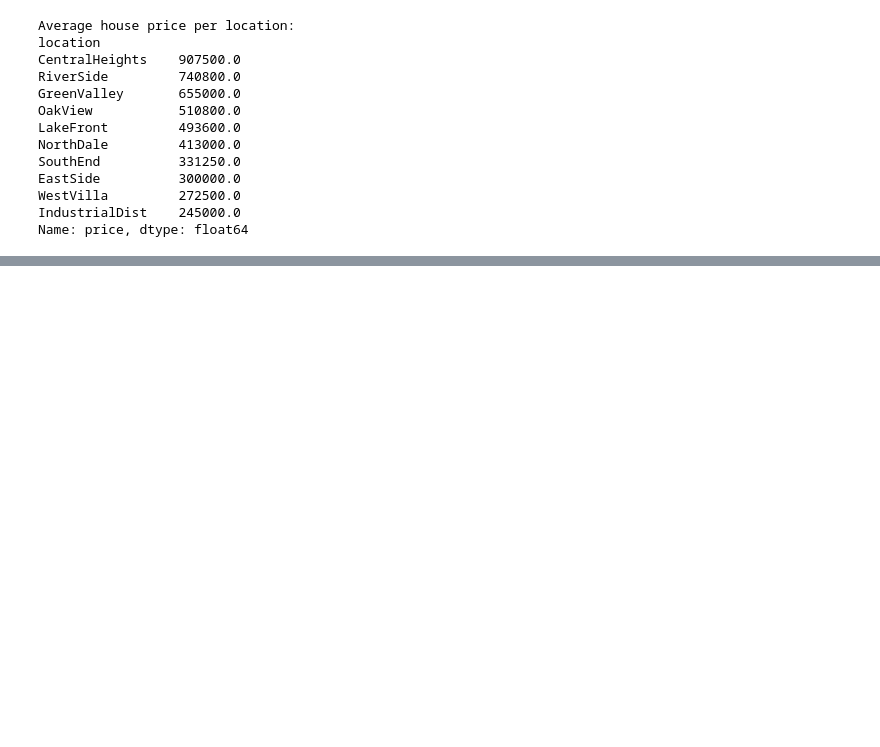
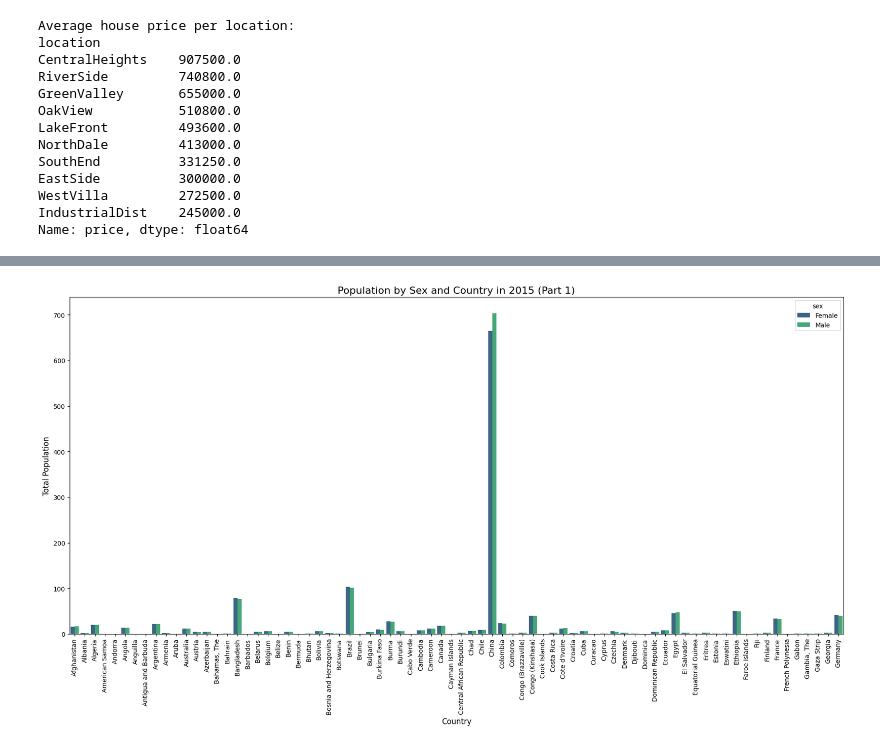
Before and after one commit to joel224/test2, a Jupyter notebook: Untitled2.ipynb, the cells around one changed output, grey strips where cells are left out. Drawn from its saved outputs; the diff is of its cells as text; code cells hidden in the pictures; blank space fills up the shorter version.

```diff
--- a/Untitled2.ipynb
+++ b/Untitled2.ipynb
@@ -282,0 +493,81 @@ Name: price, dtype: float64
+# %%
+from google.cloud import bigquery
+import pandas as pd
+import matplotlib.pyplot as plt
+import seaborn as sns
+import numpy as np # Import numpy
+
+# This code assumes that the google-cloud-bigquery, pandas, and matplotlib/seaborn libraries
+# are installed, and that your environment is already authenticated to Google Cloud.
+
+# --- Define Project, Dataset, and Table ---
+project_id = 'gen-lang-client-0072793491'
+client = bigquery.Client(project=project_id)
+table_id = 'bigquery-public-data.census_bureau_international.midyear_population_agespecific'
+
+print("--- Querying BigQuery for population data by country, year, and sex ---")
+
+# Define the year for the bar chart
+target_year = 2015
+
+# Write a SQL query to get the population data by country, year, and sex for the target year
+sql_query = f"""
+    SELECT
+      country_name,
+      year,
+      sex,
+      SUM(population) AS total_population
+    FROM
+      `{table_id}`
+    WHERE year = {target_year}
+    GROUP BY
+      country_name, year, sex
+    ORDER BY
+      country_name, sex
+"""
+
+# Run the query and load the data into a DataFrame
+population_by_sex_df = client.query(sql_query).to_dataframe()
+
+# --- Visualize Population by Sex and Country for the target year ---
+if not population_by_sex_df.empty:
+    # Get the unique list of countries and split them into chunks
+    countries = population_by_sex_df['country_name'].unique()
+    num_countries = len(countries)
+    # Determine the number of plots (adjust as needed, here splitting into 3)
+    num_plots = 3
+    countries_per_plot = int(np.ceil(num_countries / num_plots))
+    country_chunks = [countries[i:i + countries_per_plot] for i in range(0, num_countries, countries_per_plot)]
+
+    for i, chunk in enumerate(country_chunks):
+        chunk_df = population_by_sex_df[population_by_sex_df['country_name'].isin(chunk)].copy()
+
+        plt.figure(figsize=(18, 10)) # Increased figure size
+
+        # Create a grouped bar chart using seaborn for the current chunk
+        sns.barplot(
+            data=chunk_df,
+            x='country_name',
+            y='total_population',
+            hue='sex',  # Separate bars by sex
+            palette='viridis' # Use a color palette
+        )
+
+        # Add a title and labels for clarity
+        plt.title(f'Population by Sex and Country in {target_year} (Part {i+1})', fontsize=16)
+        plt.xlabel('Country', fontsize=12)
+        plt.ylabel('Total Population', fontsize=12)
+        plt.xticks(rotation=90) # Rotate x-axis labels for readability
+        plt.ticklabel_format(style='plain', axis='y')
+        plt.gca().get_yaxis().set_major_formatter(plt.FuncFormatter(lambda x, p: format(int(x / 1e6), ',')))
+
+        # Adjust layout to prevent labels from being cut off
+        plt.tight_layout()
+
+        # Save the plot to a file
+        plt.savefig(f'population_by_sex_country_{target_year}_part{i+1}.png')
+        plt.show() # Display each plot
+
+else:
+    print("DataFrame is empty. Cannot create population bar chart.")
+# %% [output]
@@ -282,0 +575 @@ Name: price, dtype: float64
+[figure, added]
```
Also changed, not shown: parts of 8 cells of this notebook.
